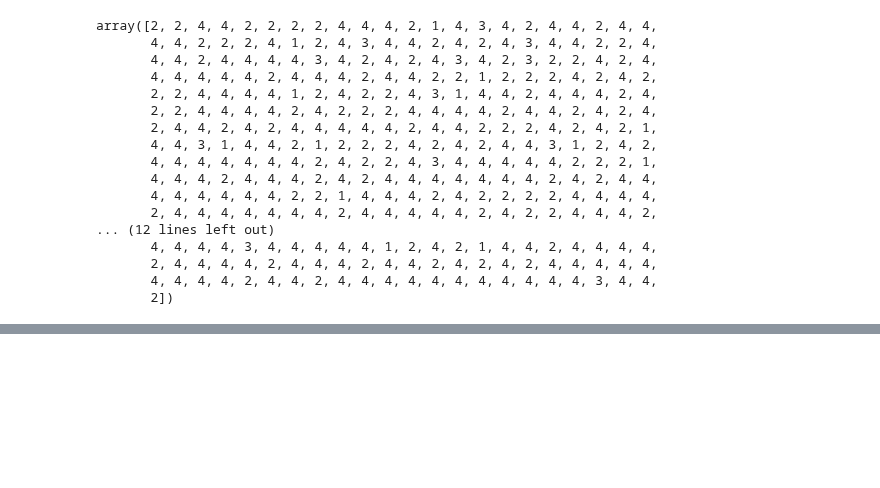
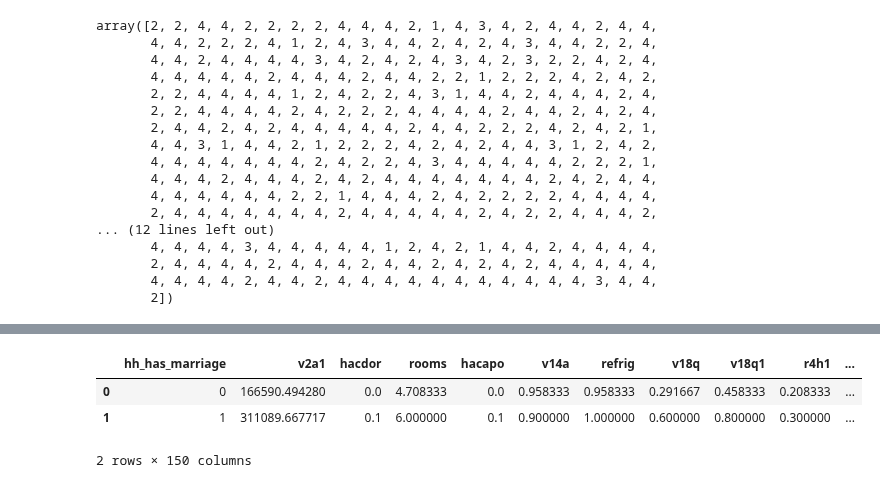
Before and after one commit to andrewjtdunn/Costa-Rican-Household-Poverty-Level-Prediction, a Jupyter notebook: best_model_evaluation.ipynb, the cells around one changed output, grey strips where cells are left out. Saved outputs shown, nothing was run; the diff lists cells and outputs as text; code cells hidden in the pictures; blank space fills up the shorter version.

```diff
--- a/best_model_evaluation.ipynb
+++ b/best_model_evaluation.ipynb
@@ -88,0 +132,7 @@ df_pred.loc[: 'acc_pred'] = np.where('Target' == 'Target_pred', 1, 0)
+# %%
+x1
+# %% [output]
+|  | hh_has_marriage | v2a1 | hacdor | rooms | hacapo | v14a | refrig | v18q | v18q1 | r4h1 | ... |
+| 0 | 0 | 166590.494280 | 0.0 | 4.708333 | 0.0 | 0.958333 | 0.958333 | 0.291667 | 0.458333 | 0.208333 | ... |
+| 1 | 1 | 311089.667717 | 0.1 | 6.000000 | 0.1 | 0.900000 | 1.000000 | 0.600000 | 0.800000 | 0.300000 | ... |
+2 rows × 150 columns
```
Also changed, not shown: parts of 4 cells of this notebook.
